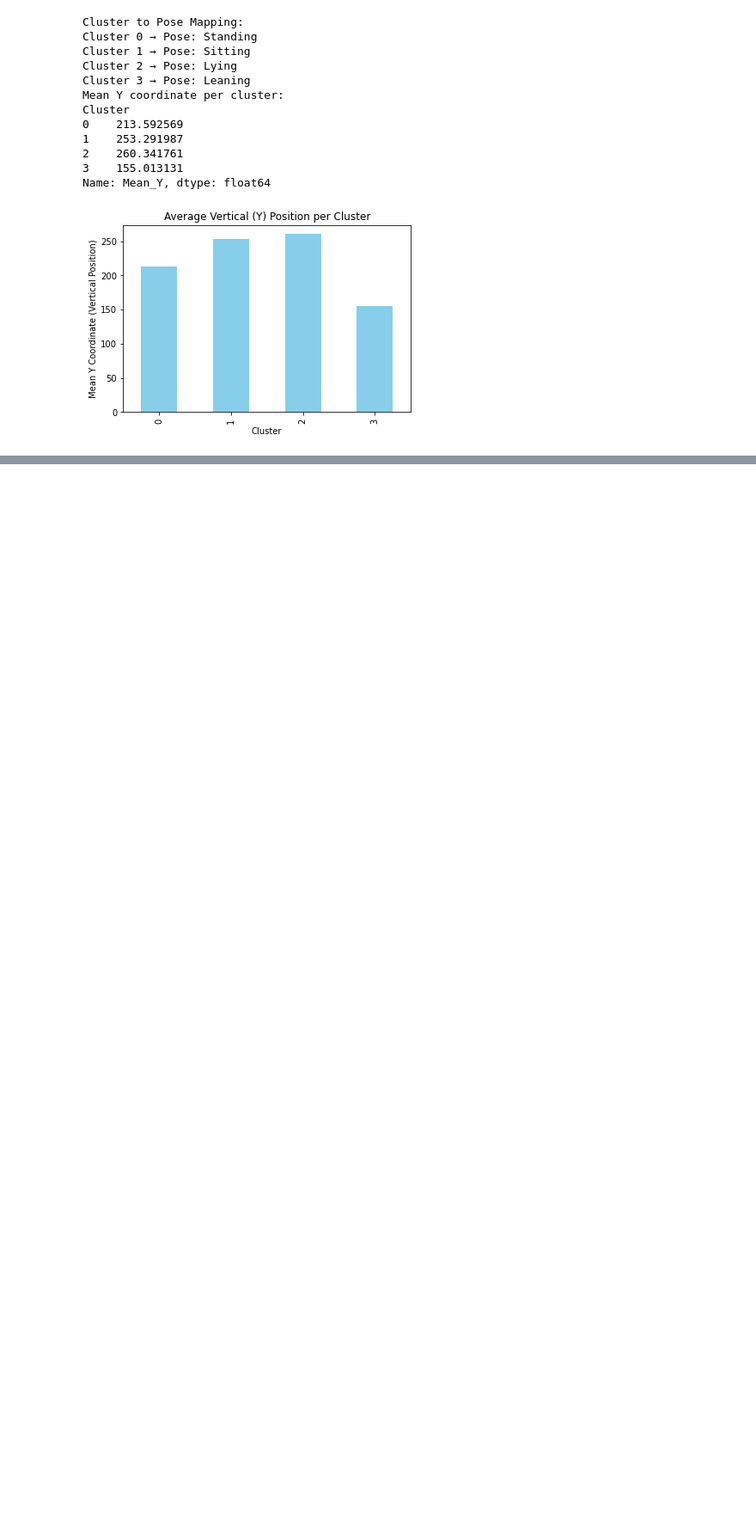
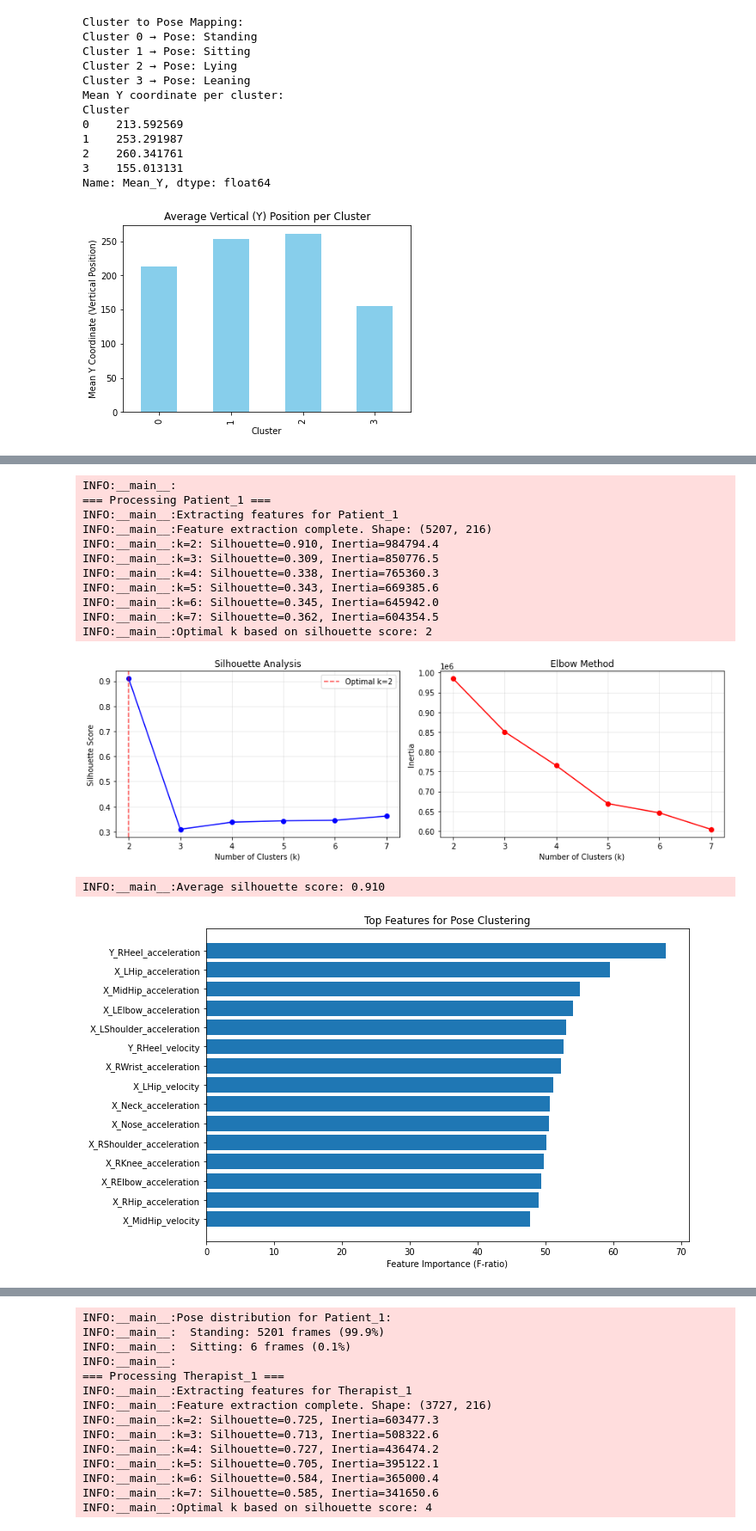
Before and after one commit to LiubovRev/sense_project, a Jupyter notebook: pose_classification.ipynb, the cells around one changed output, grey strips where cells are left out. Shown at 86% size. Drawn from its saved outputs; the diff is of its cells as text; code cells hidden in the pictures; blank space fills up the shorter version.

```diff
--- a/pose_classification.ipynb
+++ b/pose_classification.ipynb
@@ -399,3 +399,13 @@ Cluster
 3    155.013131
 Name: Mean_Y, dtype: float64
 [figure]
+# %%
+from sklearn.metrics import silhouette_score
+from sklearn.cluster import KMeans
+
+# Determine optimal number of clusters
+silhouette_scores = []
+for k in range(2, 8):
+    kmeans = KMeans(n_clusters=k, random_state=42)
+    labels = kmeans.fit_predict(X_scaled)
+    silhouette_scores.append(silhouette_score(X_scaled, labels))
@@ -401,0 +1091,28 @@ Name: Mean_Y, dtype: float64
+# %%
+# Load your data
+joint_positions = pd.read_csv("joint_positions.csv")
+
+# Run the improved analysis
+results = main_analysis(joint_positions)
+
+# The system will automatically:
+# 1. Extract comprehensive features
+# 2. Find optimal number of clusters
+# 3. Analyze feature importance
+# 4. Generate visualizations
+# 5. Provide clinical interpretations
+# %% [output]
+INFO:__main__:
+=== Processing Patient_1 ===
+INFO:__main__:Extracting features for Patient_1
+INFO:__main__:Feature extraction complete. Shape: (5207, 216)
+INFO:__main__:k=2: Silhouette=0.910, Inertia=984794.4
+INFO:__main__:k=3: Silhouette=0.309, Inertia=850776.5
+INFO:__main__:k=4: Silhouette=0.338, Inertia=765360.3
+INFO:__main__:k=5: Silhouette=0.343, Inertia=669385.6
+INFO:__main__:k=6: Silhouette=0.345, Inertia=645942.0
+INFO:__main__:k=7: Silhouette=0.362, Inertia=604354.5
+INFO:__main__:Optimal k based on silhouette score: 2
+[figure, added]
+INFO:__main__:Average silhouette score: 0.910
+[figure, added]
@@ -401,0 +1120,14 @@ Name: Mean_Y, dtype: float64
+INFO:__main__:Pose distribution for Patient_1:
+INFO:__main__:  Standing: 5201 frames (99.9%)
+INFO:__main__:  Sitting: 6 frames (0.1%)
+INFO:__main__:
+=== Processing Therapist_1 ===
+INFO:__main__:Extracting features for Therapist_1
+INFO:__main__:Feature extraction complete. Shape: (3727, 216)
+INFO:__main__:k=2: Silhouette=0.725, Inertia=603477.3
+INFO:__main__:k=3: Silhouette=0.713, Inertia=508322.6
+INFO:__main__:k=4: Silhouette=0.727, Inertia=436474.2
+INFO:__main__:k=5: Silhouette=0.705, Inertia=395122.1
+INFO:__main__:k=6: Silhouette=0.584, Inertia=365000.4
+INFO:__main__:k=7: Silhouette=0.585, Inertia=341650.6
+INFO:__main__:Optimal k based on silhouette score: 4
```
Also changed, not shown: parts of 5 cells of this notebook.
